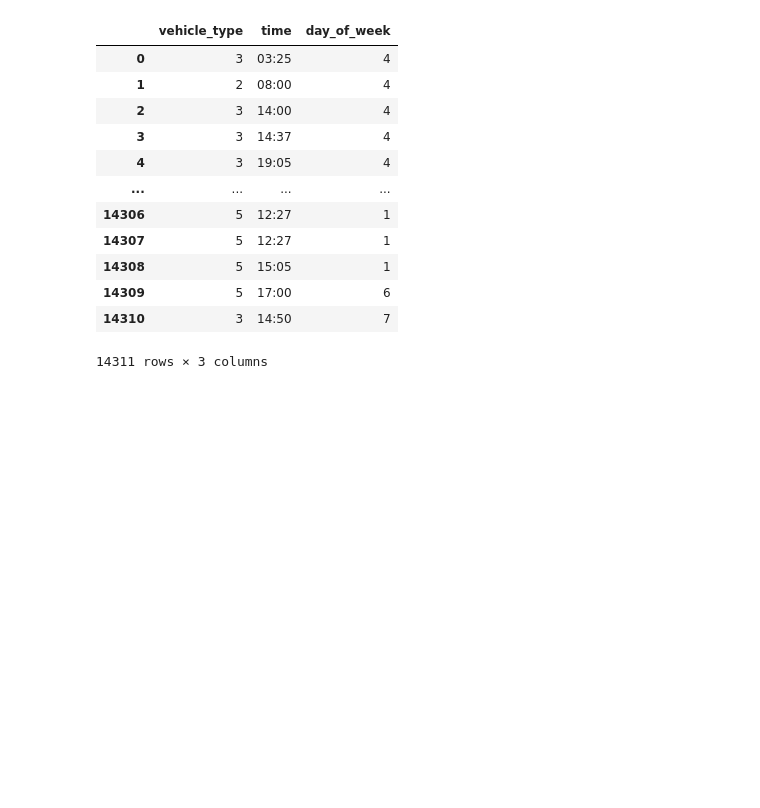
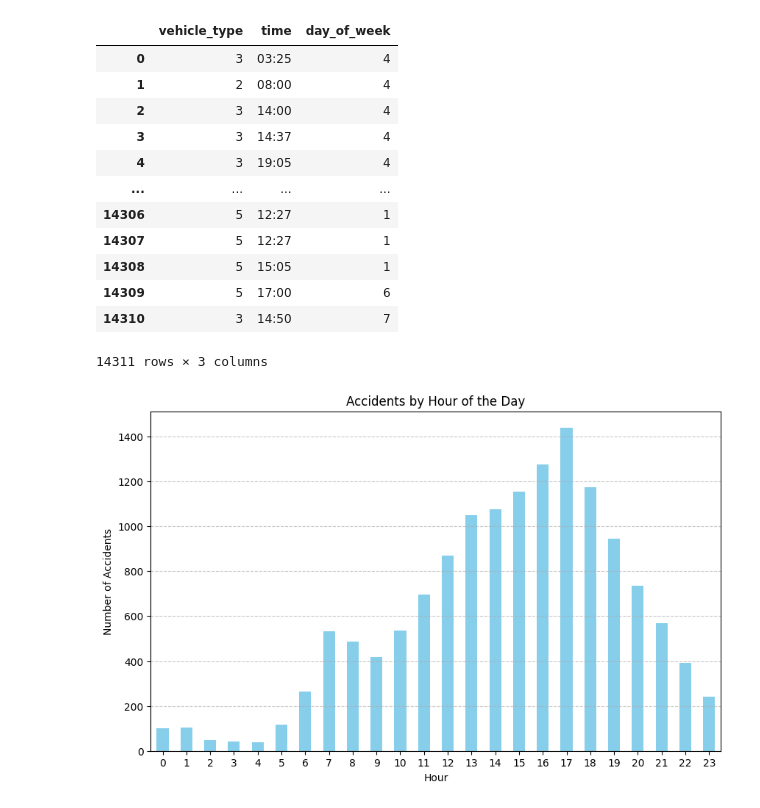
Before and after one commit to usm1ai/Accident_Prediction, a Jupyter notebook: Accident_Pro.ipynb, the cells around one changed output. Saved outputs shown, nothing was run; the diff lists cells and outputs as text; code cells hidden in the pictures; blank space fills up the shorter version.

```diff
--- a/Accident_Pro.ipynb
+++ b/Accident_Pro.ipynb
@@ -201,3 +146,7 @@ filtered_data
 | 14309 | 5 | 17:00 | 6 |
 | 14310 | 3 | 14:50 | 7 |
 14311 rows × 3 columns
+# %%
+time_of_the_day_analysis(filtered_data['time'])
+# %% [output]
+[figure, added]
```
Also changed, not shown: parts of 7 cells of this notebook.
